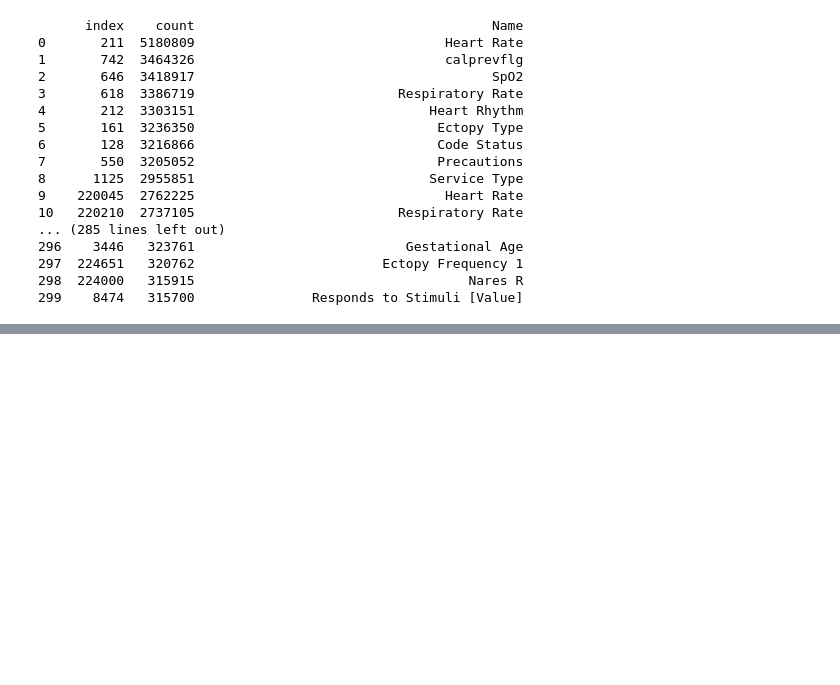
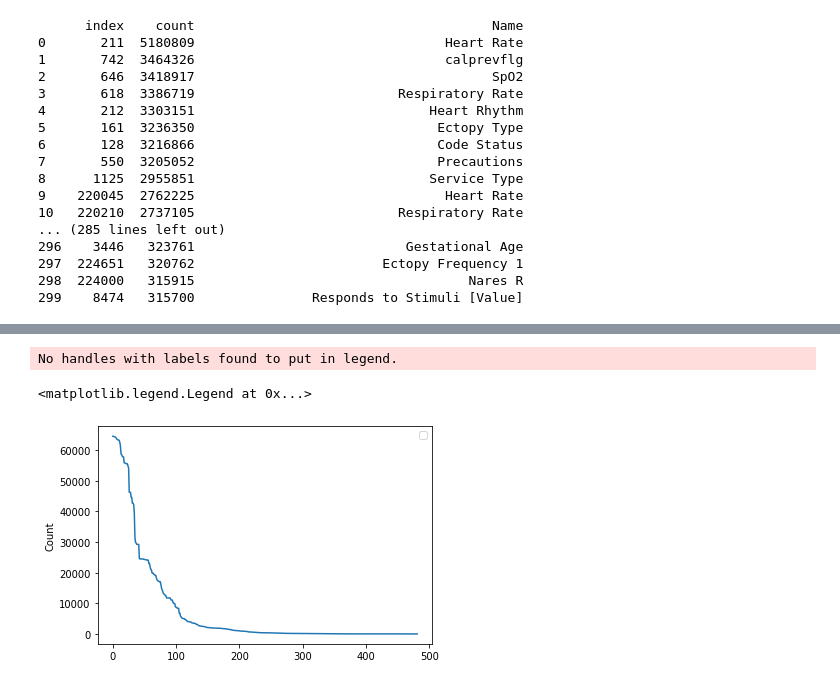
Before and after one commit to Gareth001/thesis, a Jupyter notebook: notebooks/MIMIC features.ipynb, the cells around one changed output, grey strips where cells are left out. Saved outputs shown, nothing was run; the diff lists cells and outputs as text; code cells hidden in the pictures; blank space fills up the shorter version.

```diff
--- a/notebooks/MIMIC features.ipynb
+++ b/notebooks/MIMIC features.ipynb
@@ -54,0 +79,3 @@ print(count_df[:300].to_string())
+# %%
+%%time
+df["CHARTTIME"] = pd.to_datetime(df["CHARTTIME"], format="%Y-%m-%d %H:%M:%S")
@@ -54,0 +84,4 @@ print(count_df[:300].to_string())
+# %%
+%%time
+df["CHARTDATE"] = df["CHARTTIME"].dt.date
+del df["CHARTTIME"]
@@ -54,0 +90,7 @@ print(count_df[:300].to_string())
+# %%
+# add column with dummy value
+df['test'] = 1
+# %%
+%%time
+pivot = pd.pivot_table(df[:20000000], index=["HADM_ID", "CHARTDATE"], columns="ITEMID",
+            aggfunc="first", values="test", fill_value=np.nan)
@@ -54,0 +99,10 @@ print(count_df[:300].to_string())
+# %%
+sns.lineplot(data=pivot.count().sort_values(ascending=False).reset_index()[0])
+# plt.title('Number of Outcomes at Each Day')
+plt.ylabel('Count')
+# plt.xlabel('Day')
+plt.legend()
+# %% [output]
+No handles with labels found to put in legend.
+<matplotlib.legend.Legend at 0x...>
+[figure, added]
```
Also changed, not shown: parts of 9 cells of this notebook.
